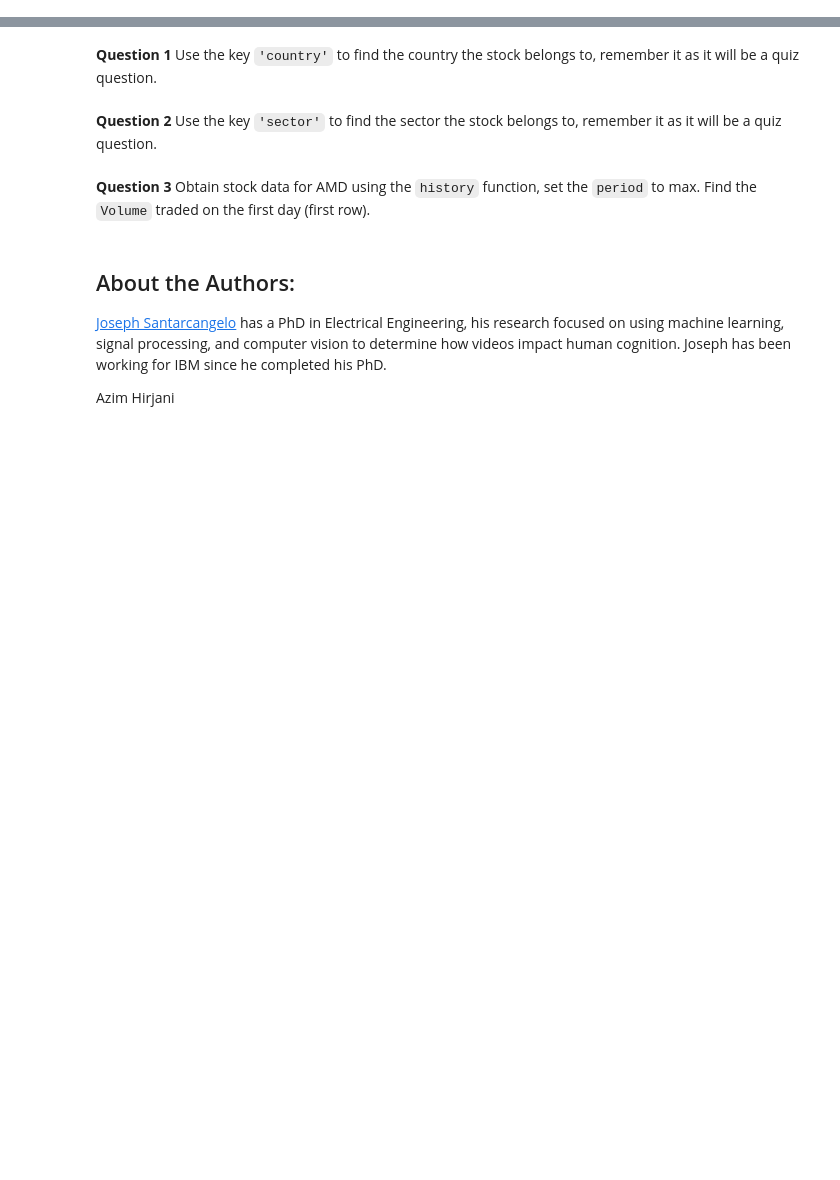
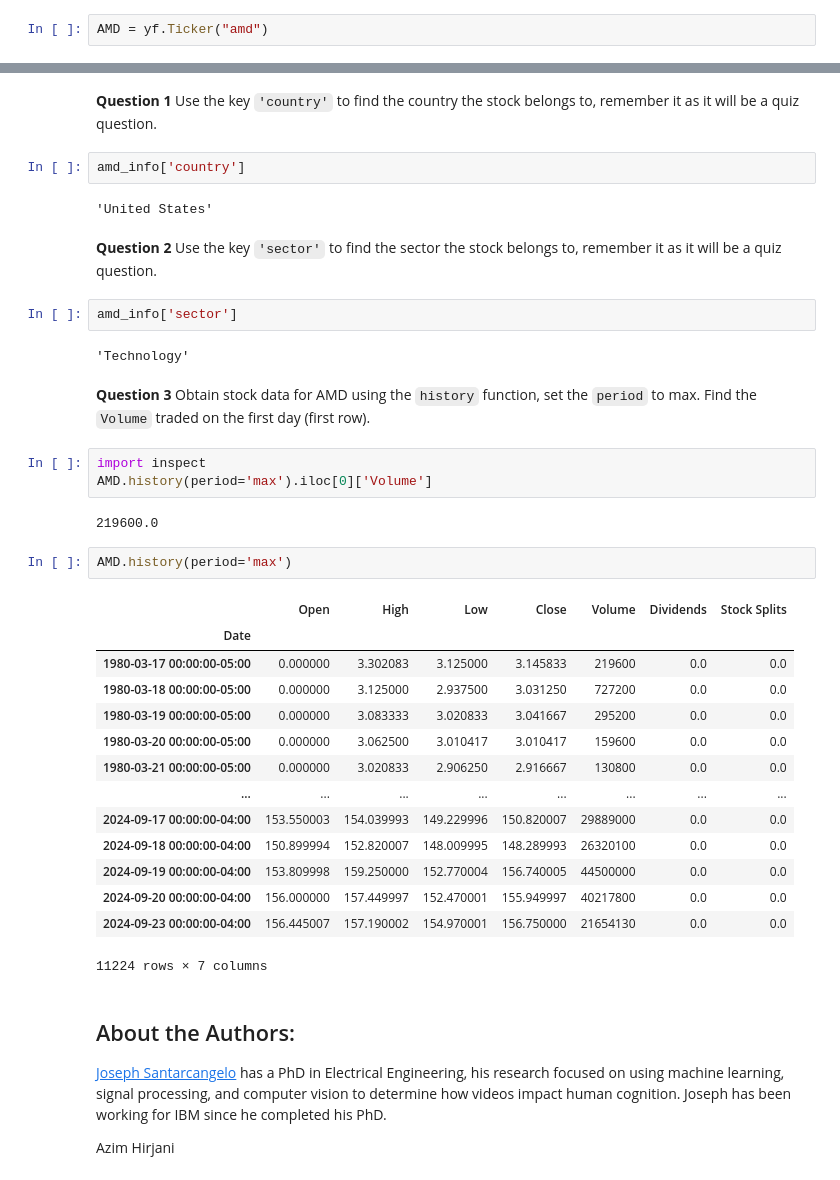
Before and after one commit to vlzsombor/ARIMA, a Jupyter notebook: coursera/ibm/Python Project for Data Science/Final_Assignment Library.ipynb, the cells around one changed output, grey strips where cells are left out. Cells and saved outputs as stored; diff of their text form; blank space fills up the shorter version.

```diff
--- a/coursera/ibm/Python Project for Data Science/Final_Assignment Library.ipynb
+++ b/coursera/ibm/Python Project for Data Science/Final_Assignment Library.ipynb
@@ -137,5 +167,7 @@ apple.dividends.plot()
 ## Exercise
 # %% [markdown]
 Now using the `Ticker` module create an object for AMD (Advanced Micro Devices) with the ticker symbol is `AMD` called; name the object <code>amd</code>.
+# %%
+AMD = yf.Ticker("amd")
 # %%
 !wget https://cf-courses-data.s3.us.cloud-object-storage.appdomain.cloud/IBMDeveloperSkillsNetwork-PY0220EN-SkillsNetwork/data/amd.json
@@ -149,9 +210,39 @@ amd_info
 # %% [markdown]
 <b>Question 1</b> Use the key  <code>'country'</code> to find the country the stock belongs to, remember it as it will be a quiz question.
+# %%
+amd_info['country']
+# %% [output]
+'United States'
 # %% [markdown]
 <b>Question 2</b> Use the key  <code>'sector'</code> to find the sector the stock belongs to, remember it as it will be a quiz question.
+# %%
+amd_info['sector']
+# %% [output]
+'Technology'
 # %% [markdown]
 <b>Question 3</b> Obtain stock data for AMD using the `history` function, set the `period` to max. Find the `Volume` traded on the first day (first row).
+# %%
+import inspect
+AMD.history(period='max').iloc[0]['Volume']
+# %% [output]
+219600.0
+# %%
+AMD.history(period='max')
+# %% [output]
+|  | Open | High | Low | Close | Volume | Dividends | Stock Splits |
+| Date |  |  |  |  |  |  |  |
+| 1980-03-17 00:00:00-05:00 | 0.000000 | 3.302083 | 3.125000 | 3.145833 | 219600 | 0.0 | 0.0 |
+| 1980-03-18 00:00:00-05:00 | 0.000000 | 3.125000 | 2.937500 | 3.031250 | 727200 | 0.0 | 0.0 |
+| 1980-03-19 00:00:00-05:00 | 0.000000 | 3.083333 | 3.020833 | 3.041667 | 295200 | 0.0 | 0.0 |
+| 1980-03-20 00:00:00-05:00 | 0.000000 | 3.062500 | 3.010417 | 3.010417 | 159600 | 0.0 | 0.0 |
+| 1980-03-21 00:00:00-05:00 | 0.000000 | 3.020833 | 2.906250 | 2.916667 | 130800 | 0.0 | 0.0 |
+| ... | ... | ... | ... | ... | ... | ... | ... |
+| 2024-09-17 00:00:00-04:00 | 153.550003 | 154.039993 | 149.229996 | 150.820007 | 29889000 | 0.0 | 0.0 |
+| 2024-09-18 00:00:00-04:00 | 150.899994 | 152.820007 | 148.009995 | 148.289993 | 26320100 | 0.0 | 0.0 |
+| 2024-09-19 00:00:00-04:00 | 153.809998 | 159.250000 | 152.770004 | 156.740005 | 44500000 | 0.0 | 0.0 |
+| 2024-09-20 00:00:00-04:00 | 156.000000 | 157.449997 | 152.470001 | 155.949997 | 40217800 | 0.0 | 0.0 |
+| 2024-09-23 00:00:00-04:00 | 156.445007 | 157.190002 | 154.970001 | 156.750000 | 21654130 | 0.0 | 0.0 |
+11224 rows × 7 columns
 # %% [markdown]
 <h2>About the Authors:</h2>
 
```
Also changed, not shown: parts of 7 cells of this notebook, 1 other file.
